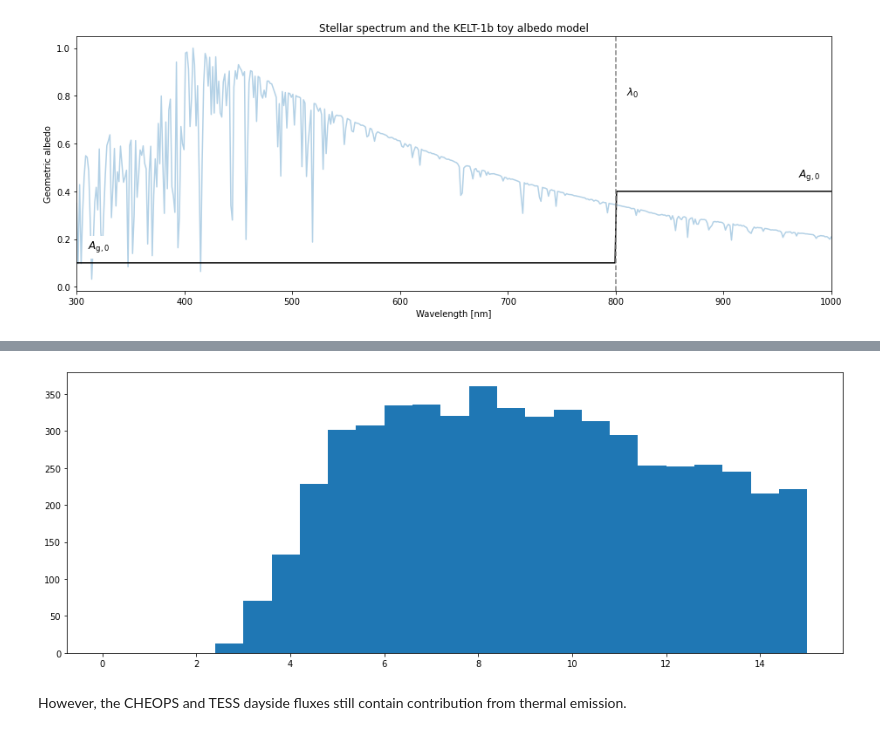
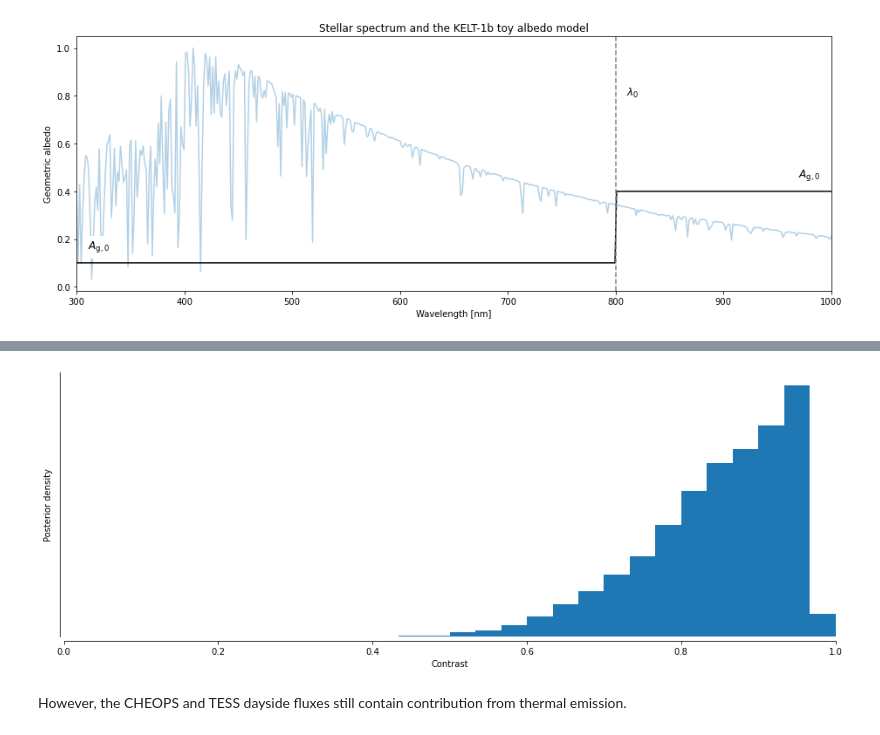
Before and after one commit to hpparvi/cheops_kelt_1, a Jupyter notebook: A3_chromatic_albedo_variation_test.ipynb, the cells around one changed output, grey strips where cells are left out. Drawn from its saved outputs; the diff is of its cells as text; code cells hidden in the pictures.

```diff
--- a/A3_chromatic_albedo_variation_test.ipynb
+++ b/A3_chromatic_albedo_variation_test.ipynb
@@ -97,10 +107,12 @@ First, we'll need to understand how large the discrepancy between the CHEOPS and
 # %%
 fig, ax  = subplots()
-fr = (flux_ratios.TESS / flux_ratios.CHEOPS).values
-ax.hist(fr, range=(0,15), bins=25)
+fr = ((flux_ratios.TESS - flux_ratios.CHEOPS) / (flux_ratios.TESS + flux_ratios.CHEOPS)).values
+ax.hist(fr, range=(0,1), bins=30, density=True)
+setp(ax, xlim=(0,1), xlabel='Contrast', yticks=[], ylabel='Posterior density')
+sb.despine(offset=5)
 fig.tight_layout()
 # %% [output]
-[figure, old version]
+[figure, new version]
 # %% [markdown]
 However, the CHEOPS and TESS dayside fluxes still contain contribution from thermal emission.
 # %%
```
Also changed, not shown: parts of 12 cells of this notebook.
